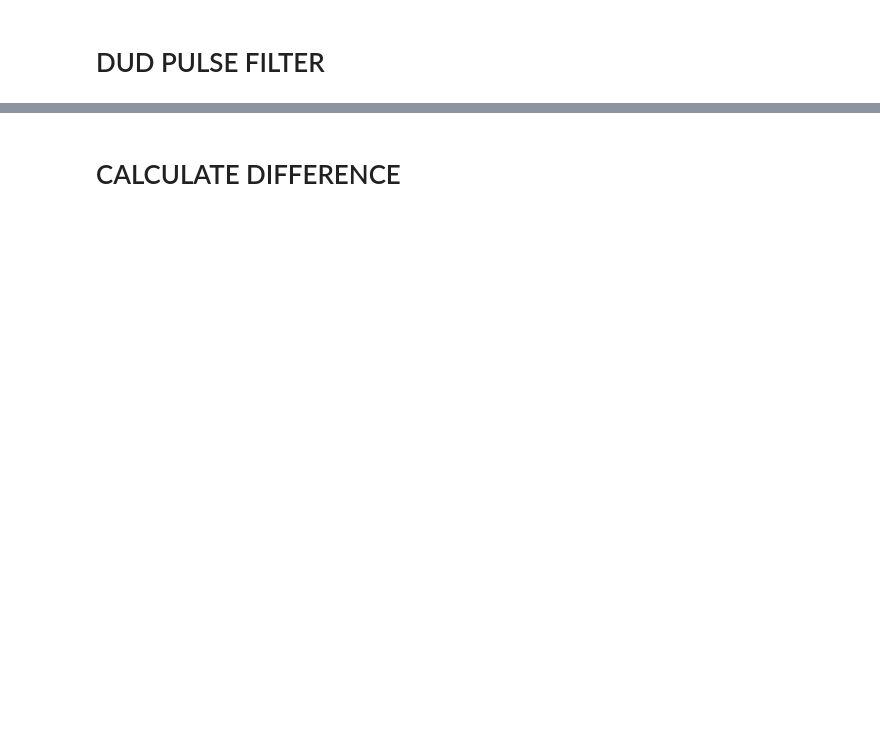
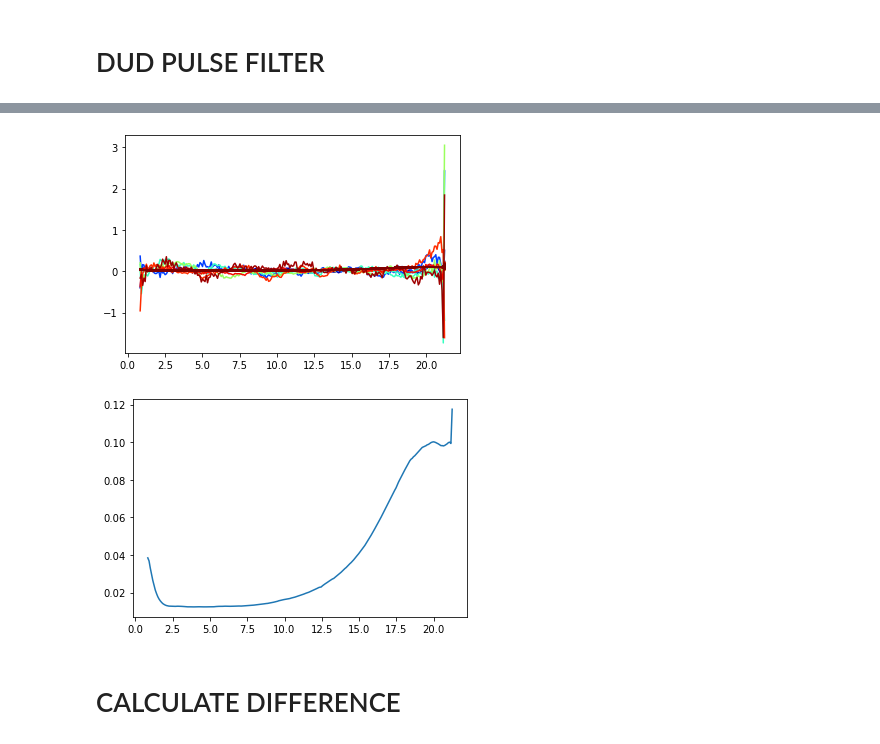
Before and after one commit to FilipeMaia/xfel3046, a Jupyter notebook: offline/jupyter/pa_filtering.ipynb, the cells around one changed output, grey strips where cells are left out. Saved outputs shown, nothing was run; the diff lists cells and outputs as text; code cells hidden in the pictures; blank space fills up the shorter version.

```diff
--- a/offline/jupyter/pa_filtering.ipynb
+++ b/offline/jupyter/pa_filtering.ipynb
@@ -175,3 +225,9 @@ Filtering 15831 frames.
+# %%
+plot_pulses(q, Sazi_mf, skip=10)
+plot_mean_pulses(q, Sazi_mf)
+# %% [output]
+[figure, added]
+[figure, added]
 # %% [markdown]
 # CALCULATE DIFFERENCE
 # %%
```
Also changed, not shown: parts of 23 cells of this notebook, 1 other file.
